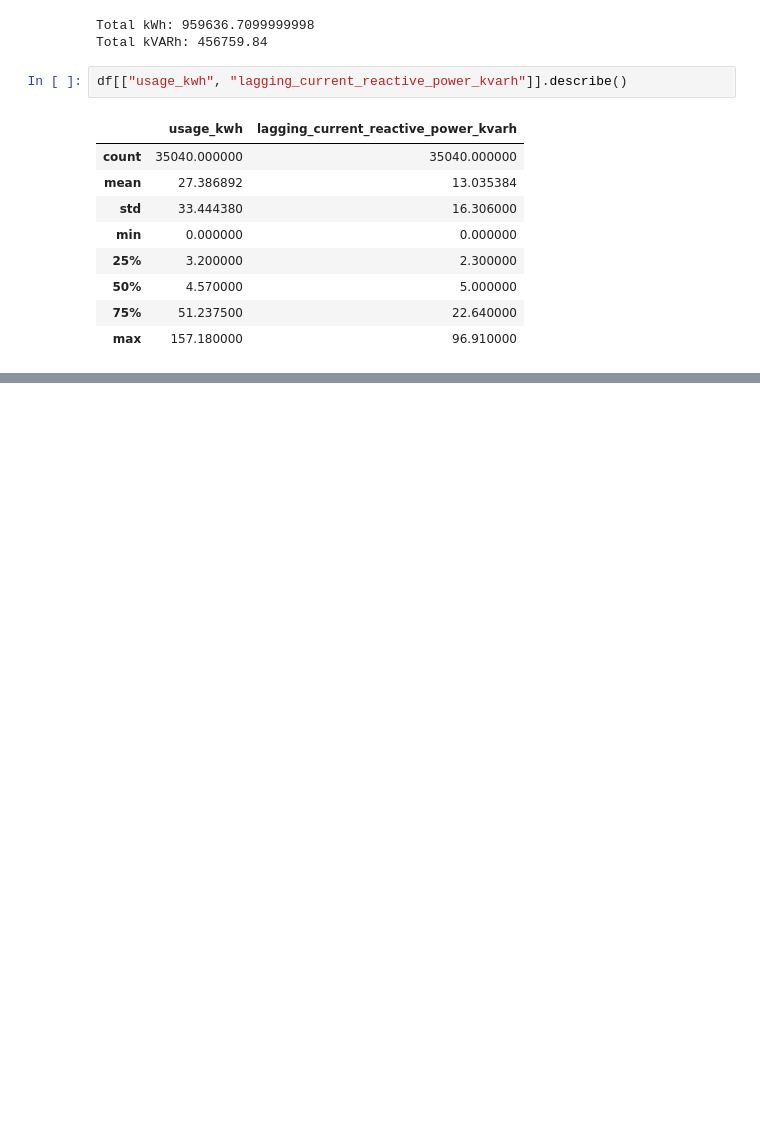
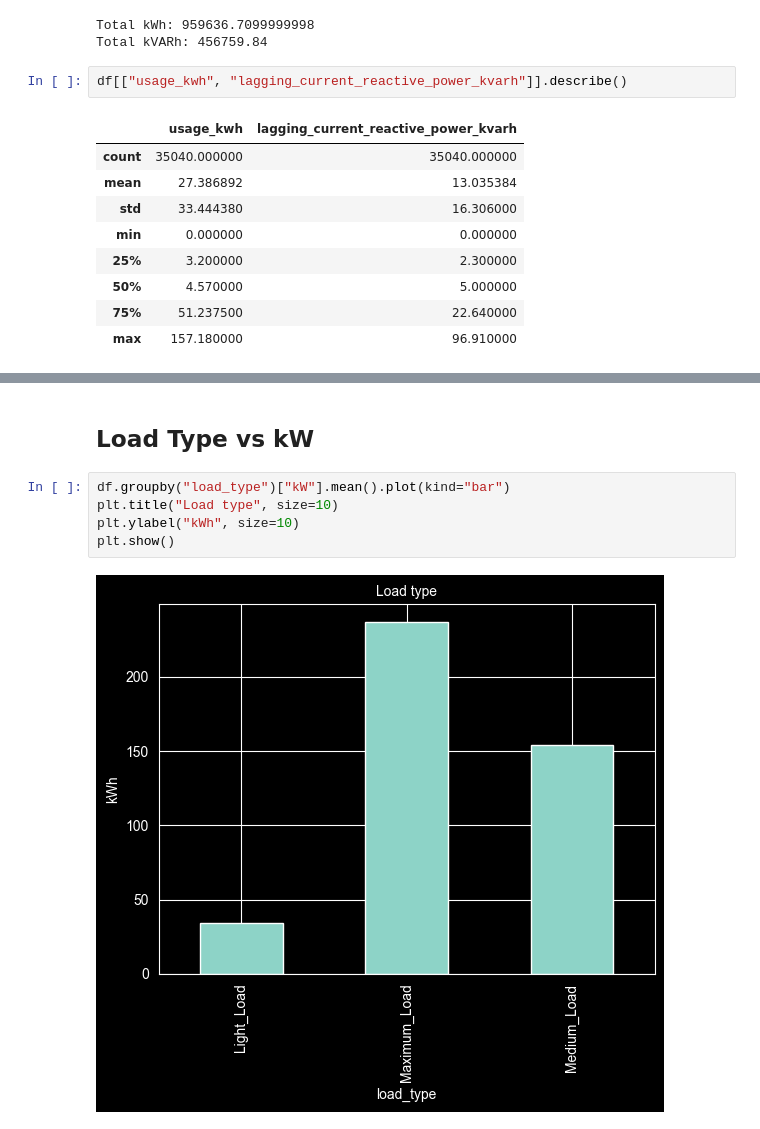
Before and after one commit to kaymansrinivasan/Steel-Industry-Energy-Consumption, a Jupyter notebook: notebook/book.ipynb, the cells around one changed output, grey strips where cells are left out. Drawn from its saved outputs; the diff is of its cells as text; blank space fills up the shorter version.

```diff
--- a/notebook/book.ipynb
+++ b/notebook/book.ipynb
@@ -342,0 +374,9 @@ df[["usage_kwh", "lagging_current_reactive_power_kvarh"]].describe()
+# %% [markdown]
+## Load Type vs kW
+# %%
+df.groupby("load_type")["kW"].mean().plot(kind="bar")
+plt.title("Load type", size=10)
+plt.ylabel("kWh", size=10)
+plt.show()
+# %% [output]
+[figure, added]
```
Also changed, not shown: parts of 17 cells of this notebook, 1 other file.
